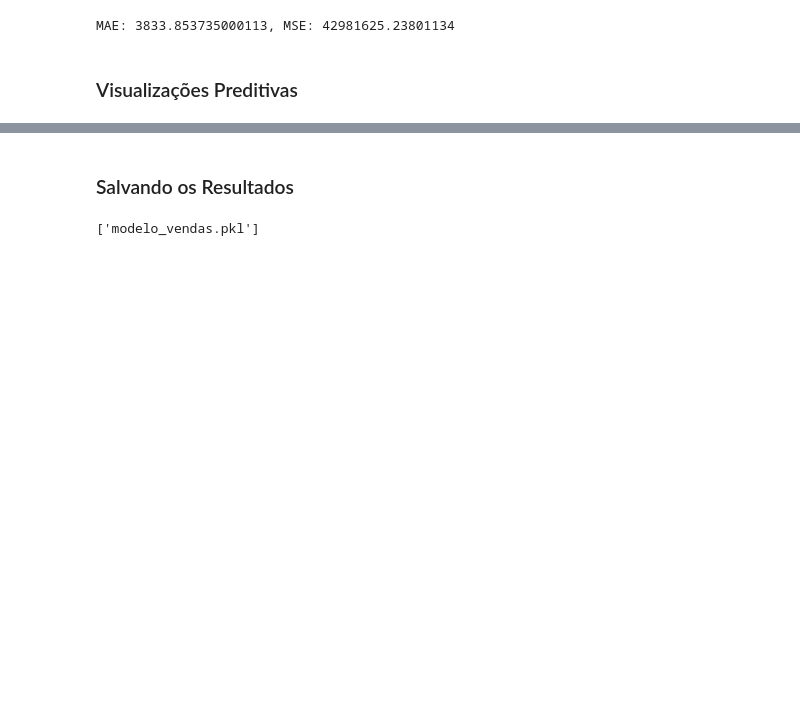
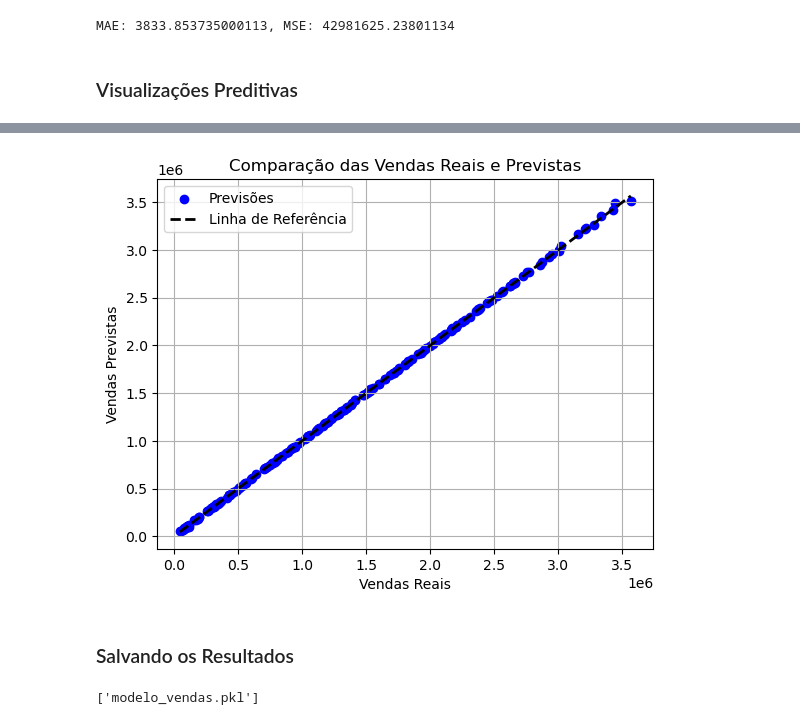
Before and after one commit to JONATHAN-ALMEIDA-MESQUITA/E-commerce_sales_analysis, a Jupyter notebook: Notebook/Analise_de_vendas_de_e-comerce.ipynb, the cells around one changed output, grey strips where cells are left out. Saved outputs shown, nothing was run; the diff lists cells and outputs as text; code cells hidden in the pictures; blank space fills up the shorter version.

```diff
--- a/Notebook/Analise_de_vendas_de_e-comerce.ipynb
+++ b/Notebook/Analise_de_vendas_de_e-comerce.ipynb
@@ -402,3 +401,14 @@ plt.show()
+# %%
+plt.scatter(y_test, y_pred, c='blue', marker='o', label='Previsões')
+plt.plot([min(y_test), max(y_test)], [min(y_test), max(y_test)], 'k--', lw=2, label='Linha de Referência')
+plt.title('Comparação das Vendas Reais e Previstas')
+plt.xlabel('Vendas Reais')
+plt.ylabel('Vendas Previstas')
+plt.legend()
+plt.grid(True)
+plt.show()
+# %% [output]
+[figure, added]
 # %% [markdown]
 ### Salvando os Resultados
 # %%
```
Also changed, not shown: parts of 3 cells of this notebook.
